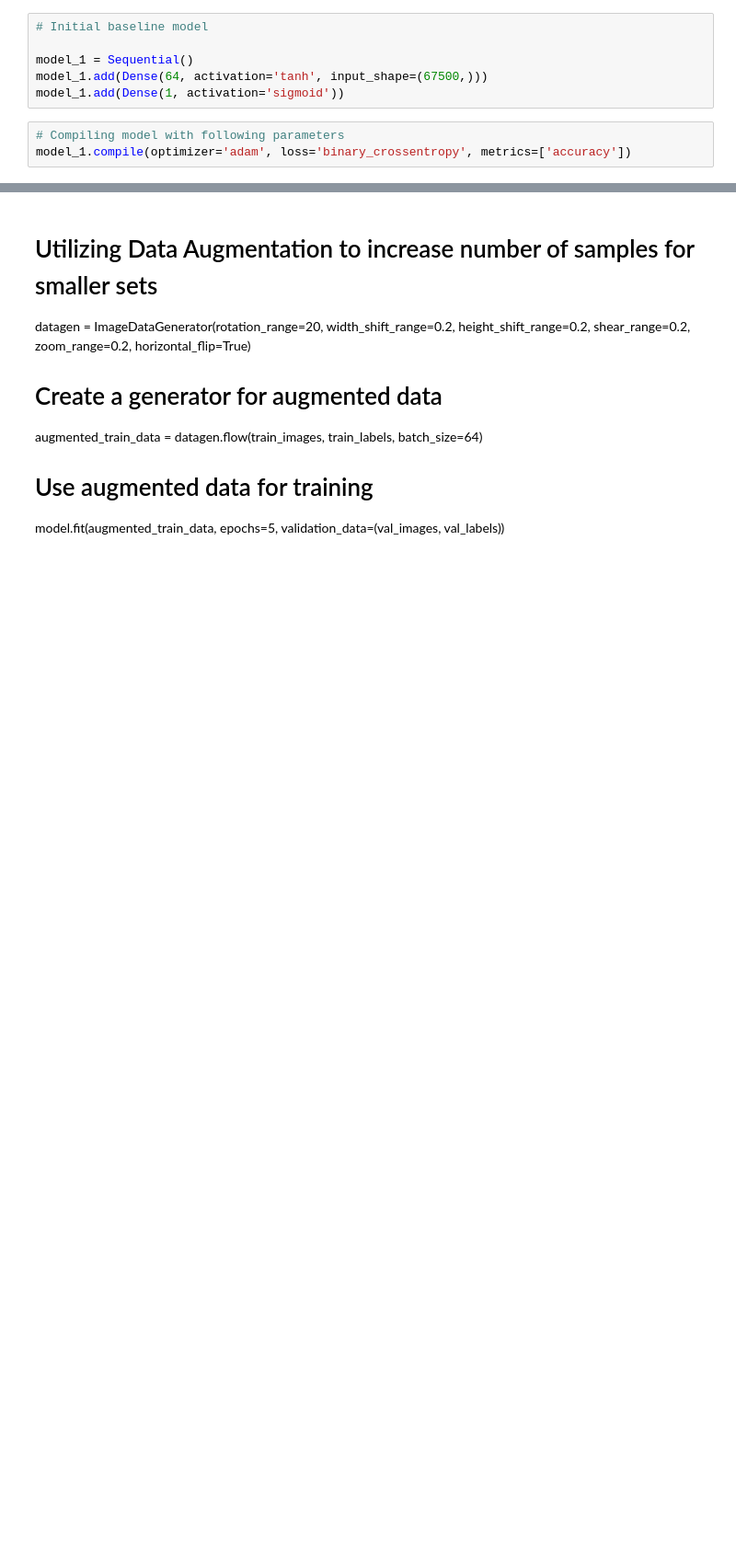
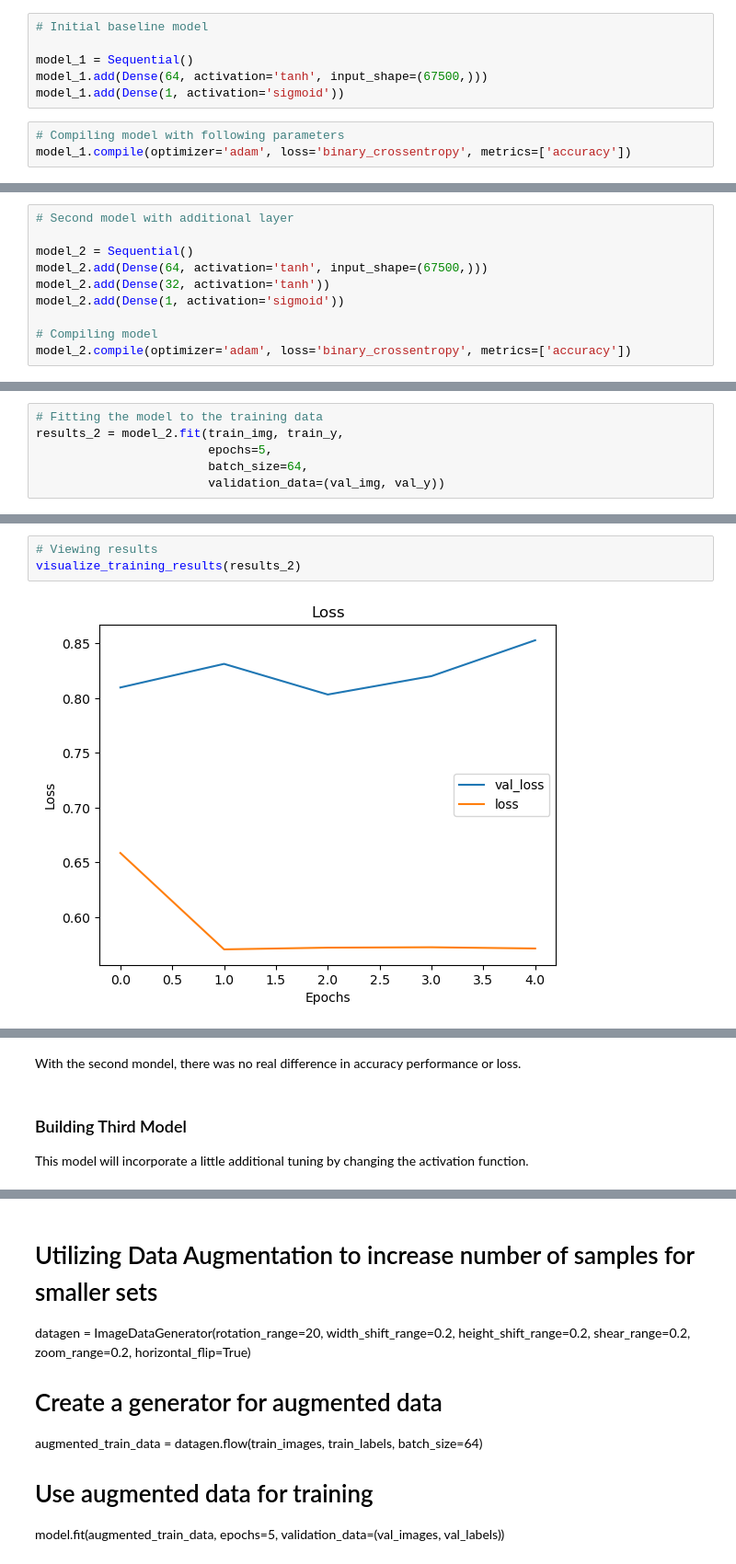
Before and after one commit to ldwilker10/pneumonia_classification, a Jupyter notebook: draft_notebook_baseline_model.ipynb, the cells around one changed output, grey strips where cells are left out. Shown: that part at 92% size. Saved outputs shown, nothing was run; the diff lists cells and outputs as text; blank space fills up the shorter version.

```diff
--- a/draft_notebook_baseline_model.ipynb
+++ b/draft_notebook_baseline_model.ipynb
@@ -278,0 +347,10 @@ Initial model shows accuracy of %74.2 with training group and %62.5 with the tes
+# %%
+# Second model with additional layer
+
+model_2 = Sequential()
+model_2.add(Dense(64, activation='tanh', input_shape=(67500,)))
+model_2.add(Dense(32, activation='tanh'))
+model_2.add(Dense(1, activation='sigmoid'))
+
+# Compiling model
+model_2.compile(optimizer='adam', loss='binary_crossentropy', metrics=['accuracy'])
@@ -278,0 +376,6 @@ Initial model shows accuracy of %74.2 with training group and %62.5 with the tes
+# %%
+# Fitting the model to the training data
+results_2 = model_2.fit(train_img, train_y,
+                        epochs=5,
+                        batch_size=64,
+                        validation_data=(val_img, val_y))
@@ -278,0 +407,5 @@ Initial model shows accuracy of %74.2 with training group and %62.5 with the tes
+# %%
+# Viewing results
+visualize_training_results(results_2)
+# %% [output]
+[figure, added]
@@ -278,0 +413,6 @@ Initial model shows accuracy of %74.2 with training group and %62.5 with the tes
+# %% [markdown]
+With the second mondel, there was no real difference in accuracy performance or loss.
+# %% [markdown]
+### Building Third Model
+
+This model will incorporate a little additional tuning by changing the activation function.
```
Also changed, not shown: parts of 44 cells of this notebook.
